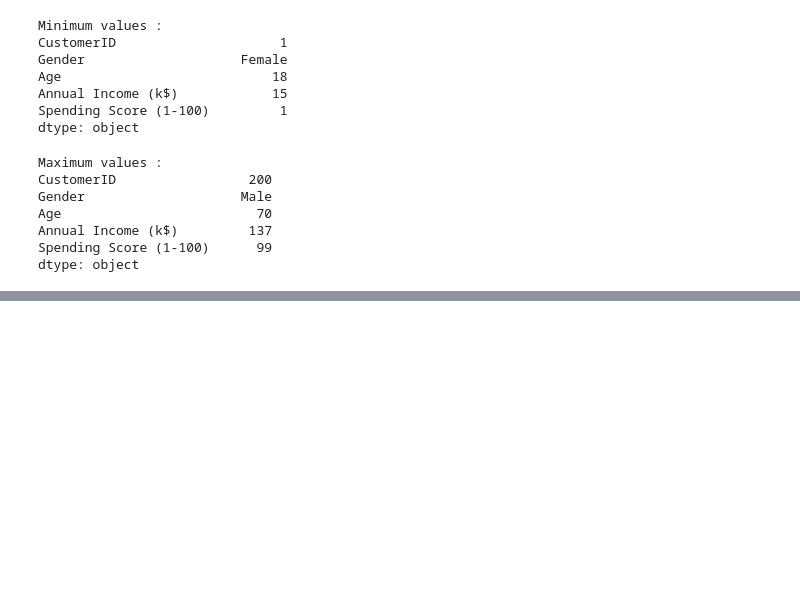
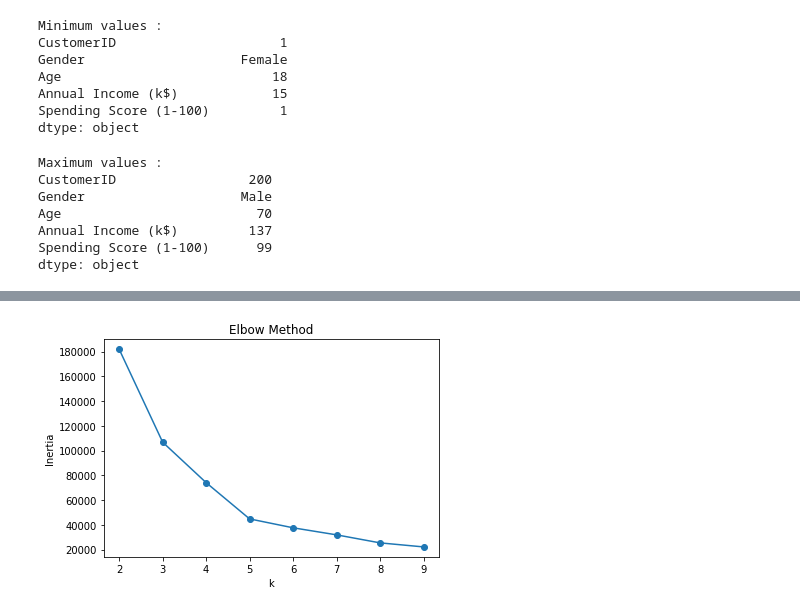
Before and after one commit to William-Surya-Wijaya/tubes-ppdp, a Jupyter notebook: laporan/TB_01.ipynb, the cells around one changed output, grey strips where cells are left out. Saved outputs shown, nothing was run; the diff lists cells and outputs as text; code cells hidden in the pictures; blank space fills up the shorter version.

```diff
--- a/laporan/TB_01.ipynb
+++ b/laporan/TB_01.ipynb
@@ -69,0 +115,34 @@ print(mall);
+# %%
+# searching best-k ----------
+mall_x = mall[[
+    'Gender_Class',
+    'Age_Class',
+    'Annual Income (k$)',
+    'Spending Score (1-100)'
+]];
+
+mall_x_np = np.array(mall_x.values);
+
+print(mall_x);
+
+# kmeans model train ---------
+intertia = [];
+silhouette_coefficients = [];
+
+k_range = range(2,10);
+for k in k_range :
+
+    kmeans_model = KMeans(
+        n_clusters = k,
+        random_state=0
+    ).fit(mall_x_np);
+
+    intertia.append(kmeans_model.inertia_);
+
+    score = silhouette_score(
+        mall_x_np,
+        kmeans_model.labels_,
+        metric='euclidean'
+    );
+
+    silhouette_coefficients.append(score);
@@ -69,0 +164,10 @@ print(mall);
+# %%
+# elbow Method Result Visualization
+plt.plot(k_range, intertia, marker= "o");
+
+plt.xlabel('k'); plt.xticks(np.arange(2, 10));
+plt.ylabel('Inertia'); plt.title('Elbow Method');
+
+plt.show();
+# %% [output]
+[figure, added]
```
Also changed, not shown: parts of 6 cells of this notebook, 2 other files.
